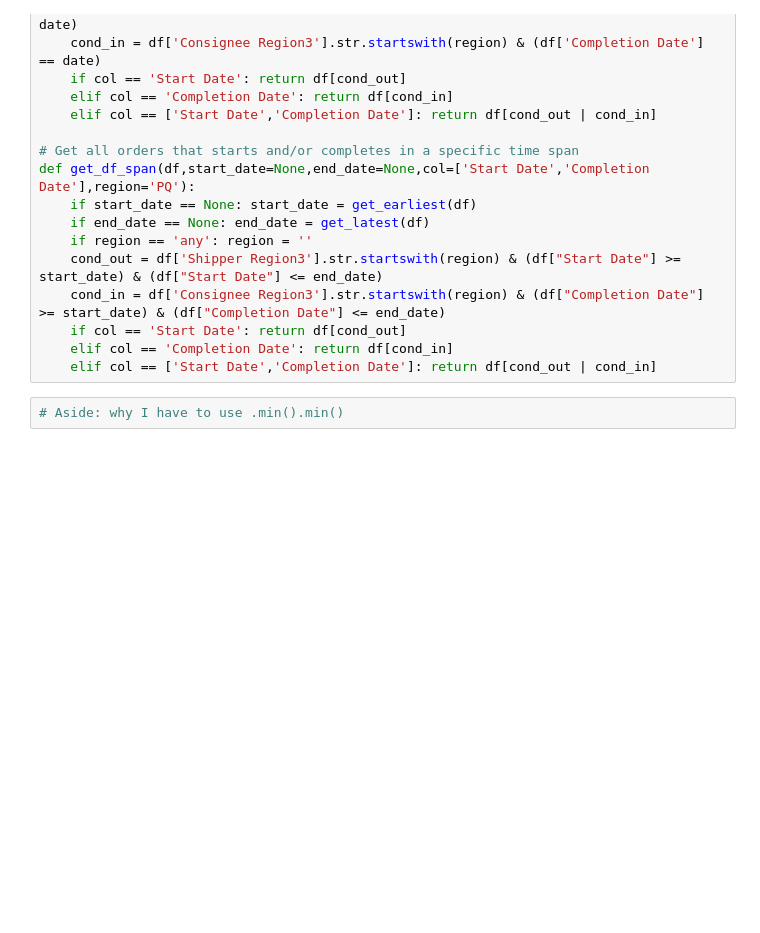
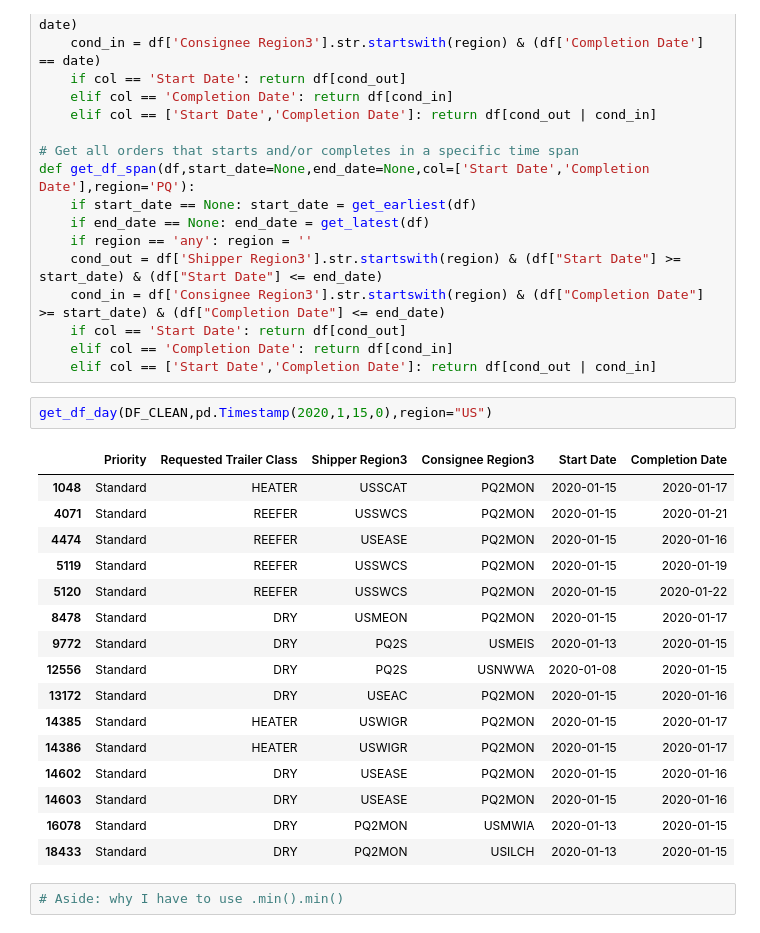
Before and after one commit to tranndt/ml-usra2021-NexusDataChallengeBison, a Jupyter notebook: [05-2021] Nexus Data Challenge/Algorithm.ipynb, the cells around one changed output. Saved outputs shown, nothing was run; the diff lists cells and outputs as text; blank space fills up the shorter version.

```diff
--- a/[05-2021] Nexus Data Challenge/Algorithm.ipynb
+++ b/[05-2021] Nexus Data Challenge/Algorithm.ipynb
@@ -227,6 +238,25 @@ def get_df_span(df,start_date=None,end_date=None,col=['Start Date','Completion D
     if col == 'Start Date': return df[cond_out]
     elif col == 'Completion Date': return df[cond_in]
     elif col == ['Start Date','Completion Date']: return df[cond_out | cond_in]
+# %%
+get_df_day(DF_CLEAN,pd.Timestamp(2020,1,15,0),region="US")
+# %% [output]
+|  | Priority | Requested Trailer Class | Shipper Region3 | Consignee Region3 | Start Date | Completion Date |
+| 1048 | Standard | HEATER | USSCAT | PQ2MON | 2020-01-15 | 2020-01-17 |
+| 4071 | Standard | REEFER | USSWCS | PQ2MON | 2020-01-15 | 2020-01-21 |
+| 4474 | Standard | REEFER | USEASE | PQ2MON | 2020-01-15 | 2020-01-16 |
+| 5119 | Standard | REEFER | USSWCS | PQ2MON | 2020-01-15 | 2020-01-19 |
+| 5120 | Standard | REEFER | USSWCS | PQ2MON | 2020-01-15 | 2020-01-22 |
+| 8478 | Standard | DRY | USMEON | PQ2MON | 2020-01-15 | 2020-01-17 |
+| 9772 | Standard | DRY | PQ2S | USMEIS | 2020-01-13 | 2020-01-15 |
+| 12556 | Standard | DRY | PQ2S | USNWWA | 2020-01-08 | 2020-01-15 |
+| 13172 | Standard | DRY | USEAC | PQ2MON | 2020-01-15 | 2020-01-16 |
+| 14385 | Standard | HEATER | USWIGR | PQ2MON | 2020-01-15 | 2020-01-17 |
+| 14386 | Standard | HEATER | USWIGR | PQ2MON | 2020-01-15 | 2020-01-17 |
+| 14602 | Standard | DRY | USEASE | PQ2MON | 2020-01-15 | 2020-01-16 |
+| 14603 | Standard | DRY | USEASE | PQ2MON | 2020-01-15 | 2020-01-16 |
+| 16078 | Standard | DRY | PQ2MON | USMWIA | 2020-01-13 | 2020-01-15 |
+| 18433 | Standard | DRY | PQ2MON | USILCH | 2020-01-13 | 2020-01-15 |
 # %%
 # Aside: why I have to use .min().min()
 # %%
```
Also changed, not shown: parts of 13 cells of this notebook, 1 other file.
